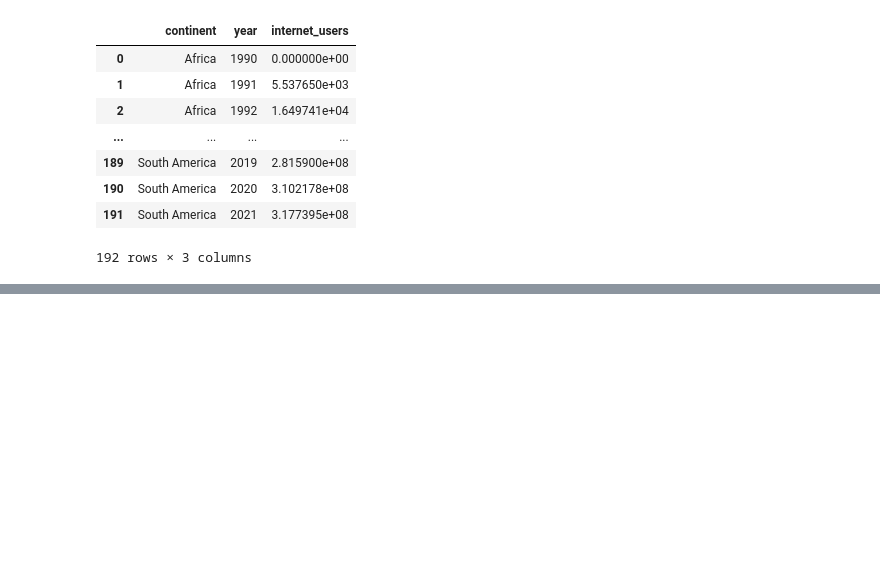
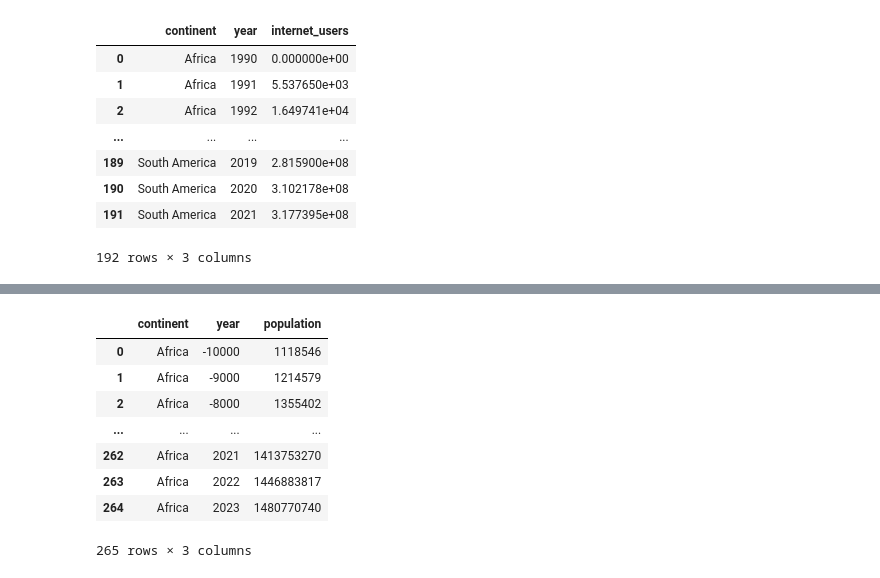
Before and after one commit to DavidZD5/Mineria-de-datos, a Jupyter notebook: world_connected_project.ipynb, the cells around one changed output, grey strips where cells are left out. Cells and saved outputs as stored; diff of their text form; code cells hidden in the pictures; blank space fills up the shorter version.

```diff
--- a/world_connected_project.ipynb
+++ b/world_connected_project.ipynb
@@ -244,0 +333,13 @@ internet_users_by_continent
+# %%
+population_by_continent_africa = population_by_continent[population_by_continent['continent'] == 'Africa']
+population_by_continent_africa
+# %% [output]
+|  | continent | year | population |
+| 0 | Africa | -10000 | 1118546 |
+| 1 | Africa | -9000 | 1214579 |
+| 2 | Africa | -8000 | 1355402 |
+| ... | ... | ... | ... |
+| 262 | Africa | 2021 | 1413753270 |
+| 263 | Africa | 2022 | 1446883817 |
+| 264 | Africa | 2023 | 1480770740 |
+265 rows × 3 columns
```
Also changed, not shown: parts of 12 cells of this notebook.
